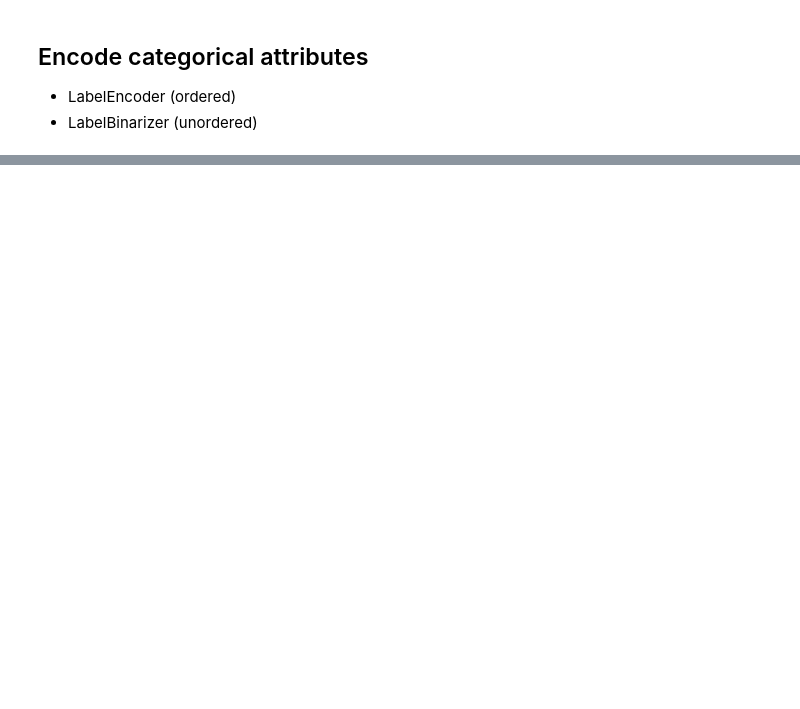
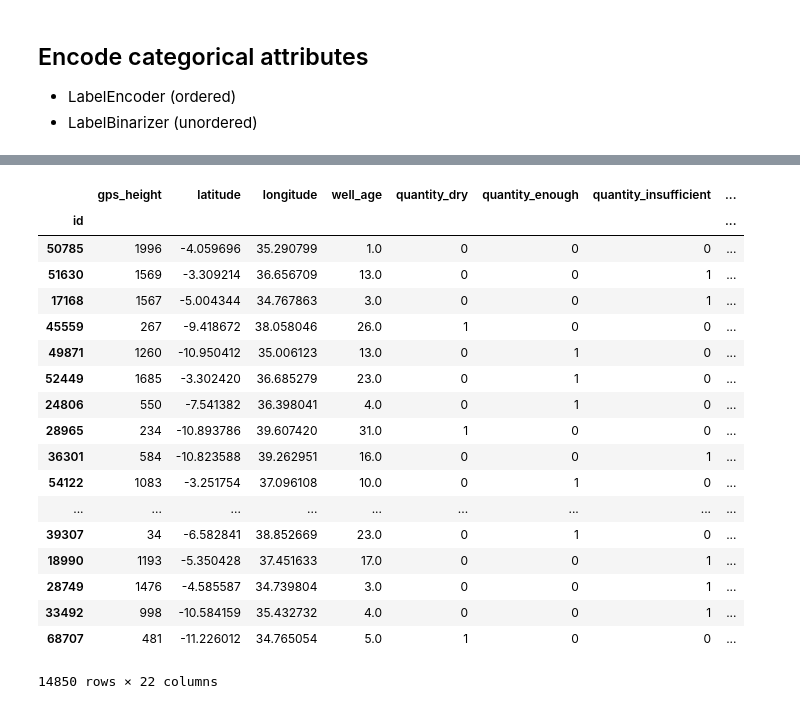
Before and after one commit to b3nk4n/ml-competitions, a Jupyter notebook: waterpumps/waterpumps.ipynb, the cells around one changed output, grey strips where cells are left out. Drawn from its saved outputs; the diff is of its cells as text; code cells hidden in the pictures; blank space fills up the shorter version.

```diff
--- a/waterpumps/waterpumps.ipynb
+++ b/waterpumps/waterpumps.ipynb
@@ -263,6 +284,7 @@ train['well_age'] = train['date_recorded'] - train['construction_year']
 # %%
 # we only keep extraction_type_class, since all are quite similar and this one has the most understandable groups
 train = train.drop(columns=['extraction_type', 'extraction_type_group'])
+test = test.drop(columns=['extraction_type', 'extraction_type_group'])
 train['extraction_type_class'].value_counts()
 # %% [output]
 gravity         26780
@@ -281,6 +303,7 @@ Name: extraction_type_class, dtype: int64
 # %%
 # ensure all unknown values are zero (0):
 train = train.replace({'latitude':-2.000000e-08}, 0)
+test = test.replace({'latitude':-2.000000e-08}, 0)
 
 # bounds of min/max latitude/longitude/height for Tanzania using basin
 train_bound = train[(train['latitude']!=0)&(train['longitude']!=0)&(train['gps_height']!=0)]
@@ -302,6 +325,10 @@ train_median_geo
 train.loc[train['gps_height']==0, 'gps_height'] = train['basin'].apply(lambda x : train_median_geo.at[x,'gps_height'])
 train.loc[train['longitude']==0, 'longitude'] = train['basin'].apply(lambda x : train_median_geo.at[x,'longitude'])
 train.loc[train['latitude']==0, 'latitude'] = train['basin'].apply(lambda x : train_median_geo.at[x,'latitude'])
+
+test.loc[test['gps_height']==0, 'gps_height'] = test['basin'].apply(lambda x : train_median_geo.at[x,'gps_height'])
+test.loc[test['longitude']==0, 'longitude'] = test['basin'].apply(lambda x : train_median_geo.at[x,'longitude'])
+test.loc[test['latitude']==0, 'latitude'] = test['basin'].apply(lambda x : train_median_geo.at[x,'latitude'])
 # %% [markdown]
 #### amount_tsh
 # %%
@@ -343,0 +387,23 @@ train_quantity_enc
+# %%
+testing = pd.get_dummies(test[all_cols], columns=unordered_cat_cols)
+testing
+# %% [output]
+|  | gps_height | latitude | longitude | well_age | quantity_dry | quantity_enough | quantity_insufficient | ... |
+| id |  |  |  |  |  |  |  | ... |
+| 50785 | 1996 | -4.059696 | 35.290799 | 1.0 | 0 | 0 | 0 | ... |
+| 51630 | 1569 | -3.309214 | 36.656709 | 13.0 | 0 | 0 | 1 | ... |
+| 17168 | 1567 | -5.004344 | 34.767863 | 3.0 | 0 | 0 | 1 | ... |
+| 45559 | 267 | -9.418672 | 38.058046 | 26.0 | 1 | 0 | 0 | ... |
+| 49871 | 1260 | -10.950412 | 35.006123 | 13.0 | 0 | 1 | 0 | ... |
+| 52449 | 1685 | -3.302420 | 36.685279 | 23.0 | 0 | 1 | 0 | ... |
+| 24806 | 550 | -7.541382 | 36.398041 | 4.0 | 0 | 1 | 0 | ... |
+| 28965 | 234 | -10.893786 | 39.607420 | 31.0 | 1 | 0 | 0 | ... |
+| 36301 | 584 | -10.823588 | 39.262951 | 16.0 | 0 | 0 | 1 | ... |
+| 54122 | 1083 | -3.251754 | 37.096108 | 10.0 | 0 | 1 | 0 | ... |
+| ... | ... | ... | ... | ... | ... | ... | ... | ... |
+| 39307 | 34 | -6.582841 | 38.852669 | 23.0 | 0 | 1 | 0 | ... |
+| 18990 | 1193 | -5.350428 | 37.451633 | 17.0 | 0 | 0 | 1 | ... |
+| 28749 | 1476 | -4.585587 | 34.739804 | 3.0 | 0 | 0 | 1 | ... |
+| 33492 | 998 | -10.584159 | 35.432732 | 4.0 | 0 | 0 | 1 | ... |
+| 68707 | 481 | -11.226012 | 34.765054 | 5.0 | 1 | 0 | 0 | ... |
+14850 rows × 22 columns
```
Also changed, not shown: parts of 23 cells of this notebook.
